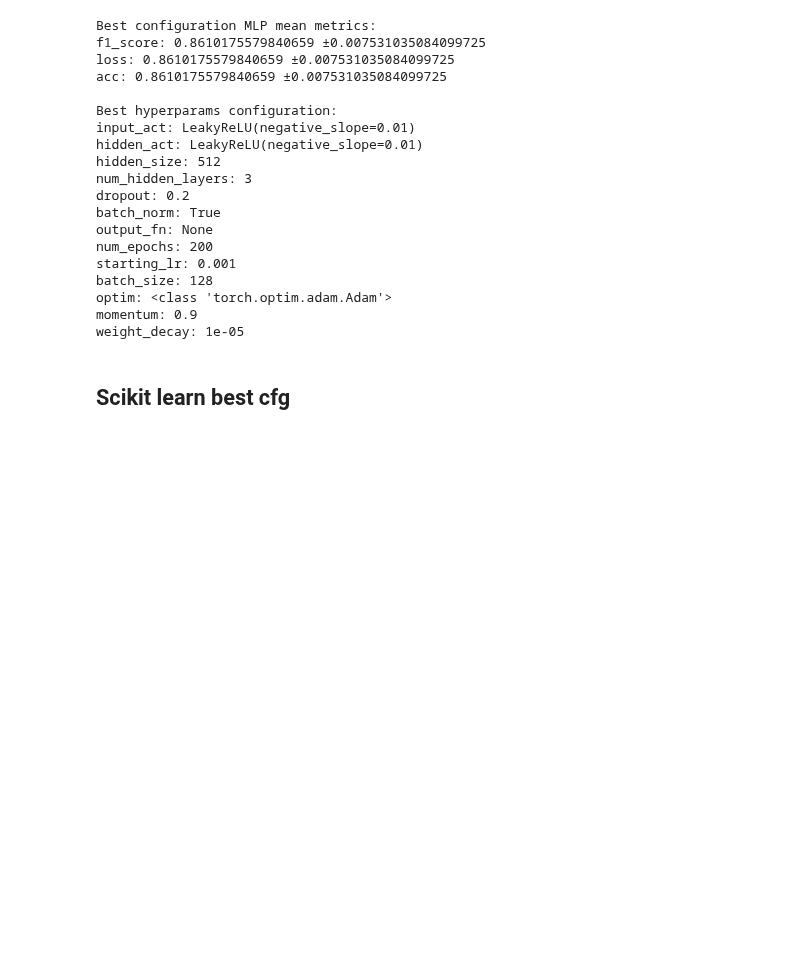
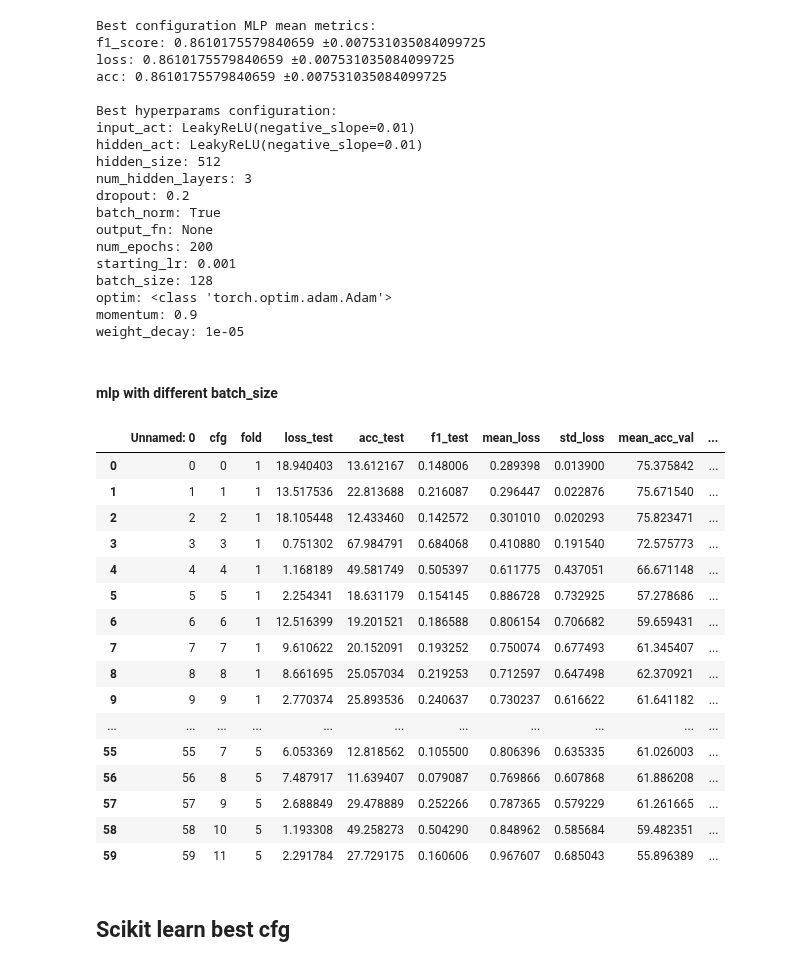
Before and after one commit to prushh/movie-lens-mlp, a Jupyter notebook: notebooks/3.0-performance-analysis.ipynb, the cells around one changed output. Drawn from its saved outputs; the diff is of its cells as text; code cells hidden in the pictures; blank space fills up the shorter version.

```diff
--- a/notebooks/3.0-performance-analysis.ipynb
+++ b/notebooks/3.0-performance-analysis.ipynb
@@ -17,10 +19,12 @@ from typing import Tuple
 ### Useful path to data
 # %%
 RESULTS_FOLDER = os.path.join('..', MODEL_RESULTS_CSV)
+MLP_RESULTS_FOLDER = os.path.join('..', NETWORK_RESULT_CSV)
 # %% [markdown]
 ## Read output csv
 # %%
-mlp_all = pd.read_csv(os.path.join(RESULTS_FOLDER, 'out_mlp_all.csv'))
+mlp_all = pd.read_csv(os.path.join(MLP_RESULTS_FOLDER, 'out_mlp_all.csv'))
+mlp_batch = pd.read_csv(os.path.join(MLP_RESULTS_FOLDER, 'out_mlp_batch.csv'))
 svm_res = pd.read_csv(os.path.join(RESULTS_FOLDER, 'out_svm.csv'))
 naive_res = pd.read_csv(os.path.join(RESULTS_FOLDER, 'best_out_naive_bayes.csv'))
 tree_res = pd.read_csv(os.path.join(RESULTS_FOLDER, 'best_out_tree_based.csv'))
@@ -144,6 +148,28 @@ batch_size: 128
 optim: <class 'torch.optim.adam.Adam'>
 momentum: 0.9
 weight_decay: 1e-05
+# %% [markdown]
+#### mlp with different batch_size
+# %%
+mlp_batch
+# %% [output]
+|  | Unnamed: 0 | cfg | fold | loss_test | acc_test | f1_test | mean_loss | std_loss | mean_acc_val | ... |
+| 0 | 0 | 0 | 1 | 18.940403 | 13.612167 | 0.148006 | 0.289398 | 0.013900 | 75.375842 | ... |
+| 1 | 1 | 1 | 1 | 13.517536 | 22.813688 | 0.216087 | 0.296447 | 0.022876 | 75.671540 | ... |
+| 2 | 2 | 2 | 1 | 18.105448 | 12.433460 | 0.142572 | 0.301010 | 0.020293 | 75.823471 | ... |
+| 3 | 3 | 3 | 1 | 0.751302 | 67.984791 | 0.684068 | 0.410880 | 0.191540 | 72.575773 | ... |
+| 4 | 4 | 4 | 1 | 1.168189 | 49.581749 | 0.505397 | 0.611775 | 0.437051 | 66.671148 | ... |
+| 5 | 5 | 5 | 1 | 2.254341 | 18.631179 | 0.154145 | 0.886728 | 0.732925 | 57.278686 | ... |
+| 6 | 6 | 6 | 1 | 12.516399 | 19.201521 | 0.186588 | 0.806154 | 0.706682 | 59.659431 | ... |
+| 7 | 7 | 7 | 1 | 9.610622 | 20.152091 | 0.193252 | 0.750074 | 0.677493 | 61.345407 | ... |
+| 8 | 8 | 8 | 1 | 8.661695 | 25.057034 | 0.219253 | 0.712597 | 0.647498 | 62.370921 | ... |
+| 9 | 9 | 9 | 1 | 2.770374 | 25.893536 | 0.240637 | 0.730237 | 0.616622 | 61.641182 | ... |
+| ... | ... | ... | ... | ... | ... | ... | ... | ... | ... | ... |
+| 55 | 55 | 7 | 5 | 6.053369 | 12.818562 | 0.105500 | 0.806396 | 0.635335 | 61.026003 | ... |
+| 56 | 56 | 8 | 5 | 7.487917 | 11.639407 | 0.079087 | 0.769866 | 0.607868 | 61.886208 | ... |
+| 57 | 57 | 9 | 5 | 2.688849 | 29.478889 | 0.252266 | 0.787365 | 0.579229 | 61.261665 | ... |
+| 58 | 58 | 10 | 5 | 1.193308 | 49.258273 | 0.504290 | 0.848962 | 0.585684 | 59.482351 | ... |
+| 59 | 59 | 11 | 5 | 2.291784 | 27.729175 | 0.160606 | 0.967607 | 0.685043 | 55.896389 | ... |
 # %% [markdown]
 ## Scikit learn best cfg
 # %%
```
Also changed, not shown: parts of 9 cells of this notebook.
